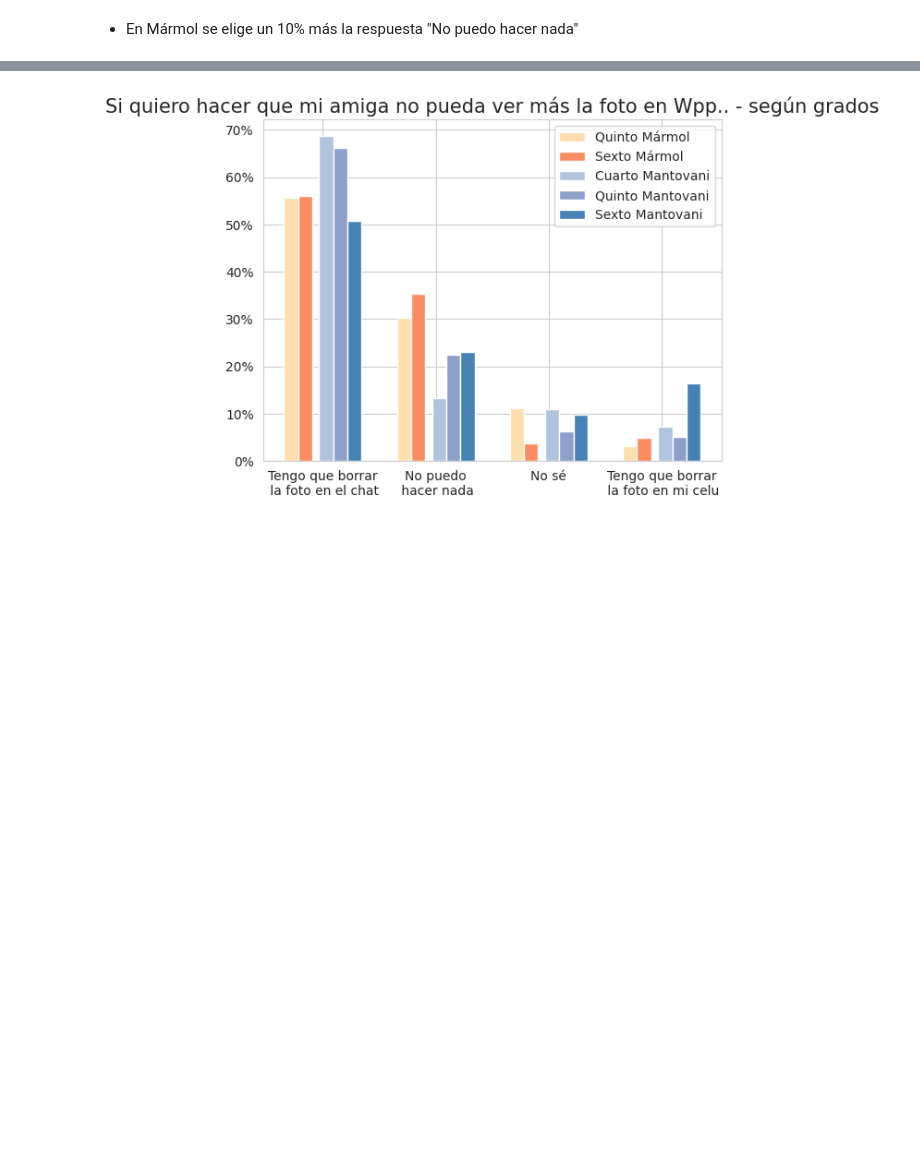
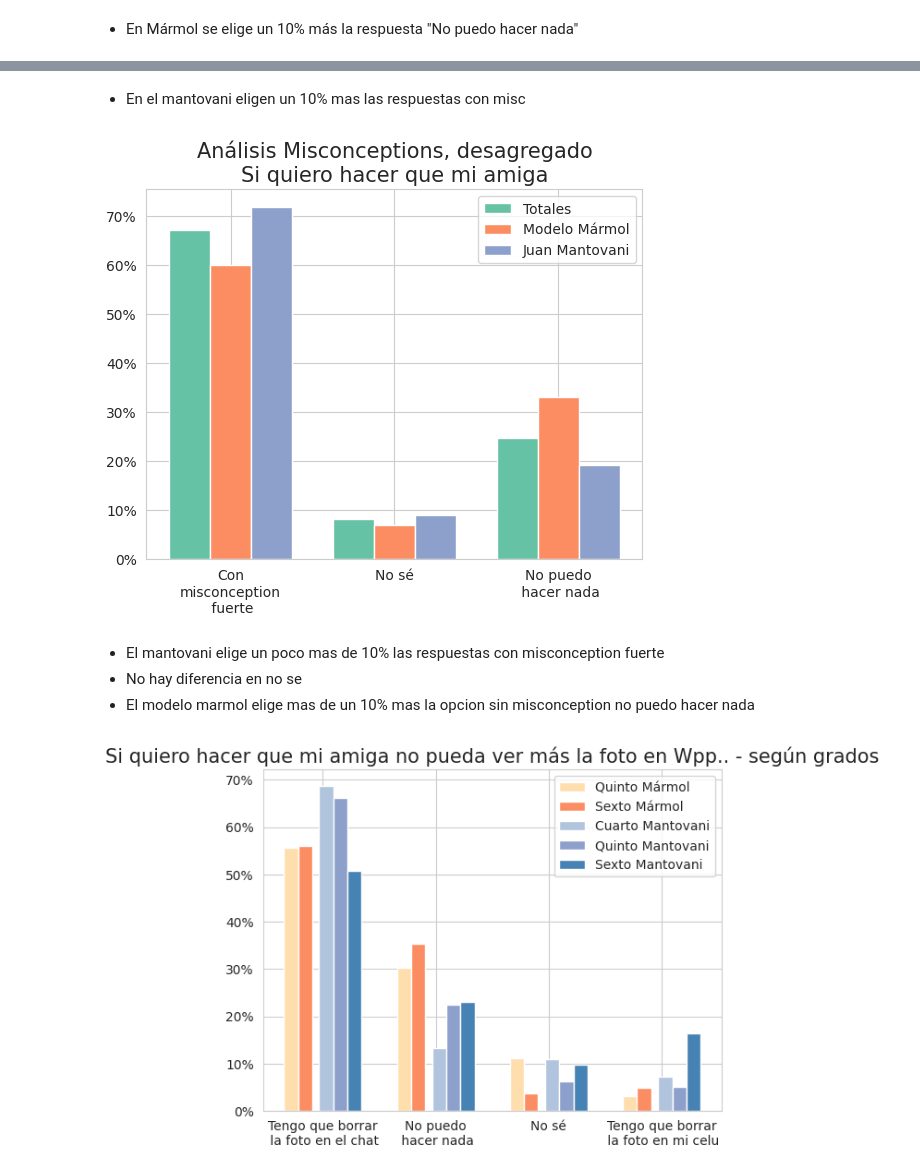
Before and after one commit to fedesassone/tesis, a Jupyter notebook: notebooks/misconceptions/Misconceptions.ipynb, the cells around one changed output, grey strips where cells are left out. Cells and saved outputs as stored; diff of their text form; code cells hidden in the pictures; blank space fills up the shorter version.

```diff
--- a/notebooks/misconceptions/Misconceptions.ipynb
+++ b/notebooks/misconceptions/Misconceptions.ipynb
@@ -1039,3 +1074,51 @@ plt.savefig('amiga_no_ver_foto.png')
+# %% [markdown]
+* En el mantovani eligen un 10% mas las respuestas con misc
+# %%
+# Con misconception vs Sin Misconception - Desagrupando No se - Si quiero hacer que mi amiga
+data_total = df_fe["amiga_no_ver_foto"].value_counts(normalize=True).sort_values(ascending=False)
+data_marmol = marmol["amiga_no_ver_foto"].value_counts(normalize=True).sort_values(ascending=False)
+data_mantovani = mantovani["amiga_no_ver_foto"].value_counts(normalize=True).sort_values(ascending=False)
+
+dfs = [data_total, data_marmol, data_mantovani]
+
+result = pd.concat(dfs, axis=1, ignore_index=True)
+result = result.rename(columns={0: "Totales", 1: "Modelo Mármol", 2: "Juan Mantovani"},
+                       index={"Tengo que borrar la foto en el chat.": "Tengo que borrar\n la foto en el chat",
+                              "No puedo hacer nada, mi amiga ahora también tiene la foto y no tengo manera de sacársela.": "No puedo\n hacer nada",
+                              "Tengo que borrar la foto en la Galería de fotos de mi celular.": "Tengo que borrar\n la foto en mi celu"}).fillna(0)
+
+df_con_mis_fuerte = result.loc[(result.index == 'Tengo que borrar\n la foto en el chat') |
+                        (result.index == 'Tengo que borrar\n la foto en mi celu')].sum()
+
+
+result = pd.concat([ df_con_mis_fuerte,
+                     result.loc[result.index=='No sé'].sum(),
+                     result.loc[result.index=='No puedo\n hacer nada'].sum(),
+                     ], axis=1, ignore_index=True).rename(columns={0: "Con\nmisconception\n fuerte",
+                                                                   1: "No sé",
+                                                                   2: "No puedo\n hacer nada"}).transpose()
+
+bar_width = 0.25
+
+br1 = np.arange(len(result['Totales']))
+br2 = [x + bar_width for x in br1]
+br3 = [x + bar_width for x in br2]
+
+plt.bar(br1,result['Totales'],        width=bar_width, label = 'Totales')
+plt.bar(br2,result['Modelo Mármol'],  width=bar_width, label = 'Modelo Mármol')
+plt.bar(br3,result['Juan Mantovani'], width=bar_width, label = 'Juan Mantovani')
+
+plt.gca().yaxis.set_major_formatter(PercentFormatter(1))
+plt.title("Análisis Misconceptions, desagregado\nSi quiero hacer que mi amiga", fontsize=15)
+plt.xticks([x + bar_width for x in br1], result.index)
+plt.legend()
+plt.savefig('misconc_desagreg_amiga_no_ver_foto.png')
+# %% [output]
+[figure, added]
+# %% [markdown]
+* El mantovani elige un poco mas de 10% las respuestas con misconception fuerte
+* No hay diferencia en no se
+* El modelo marmol elige mas de un 10% mas la opcion sin misconception no puedo hacer nada
 # %%
 # Si quiero hacer que mi amiga no pueda ver más la foto, ¿qué puedo hacer? - Grados
 data_marmol_quinto = marmol[marmol['grado']=="Quinto"]["amiga_no_ver_foto"].value_counts(normalize=True).sort_values(ascending=False)
```
Also changed, not shown: parts of 12 cells of this notebook, 7 other files.
